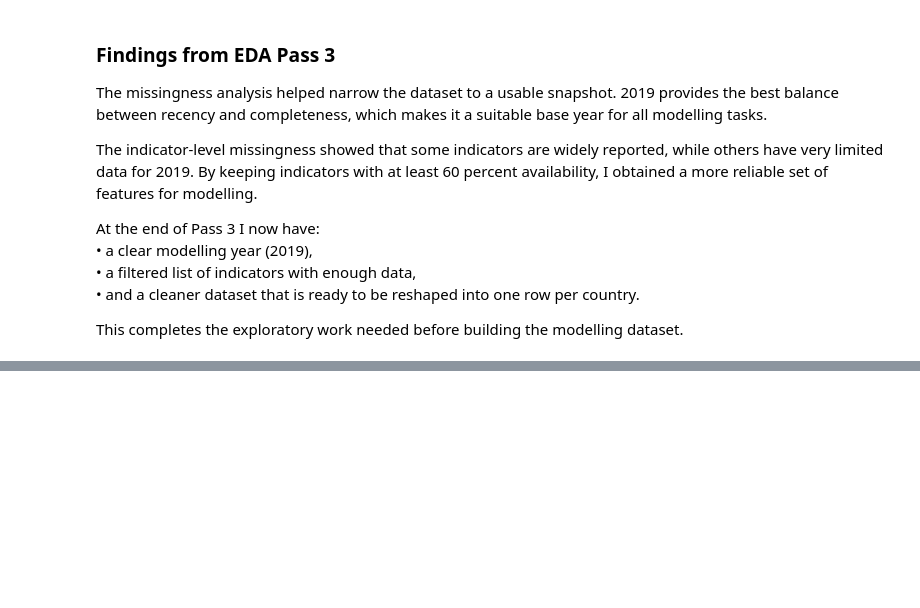
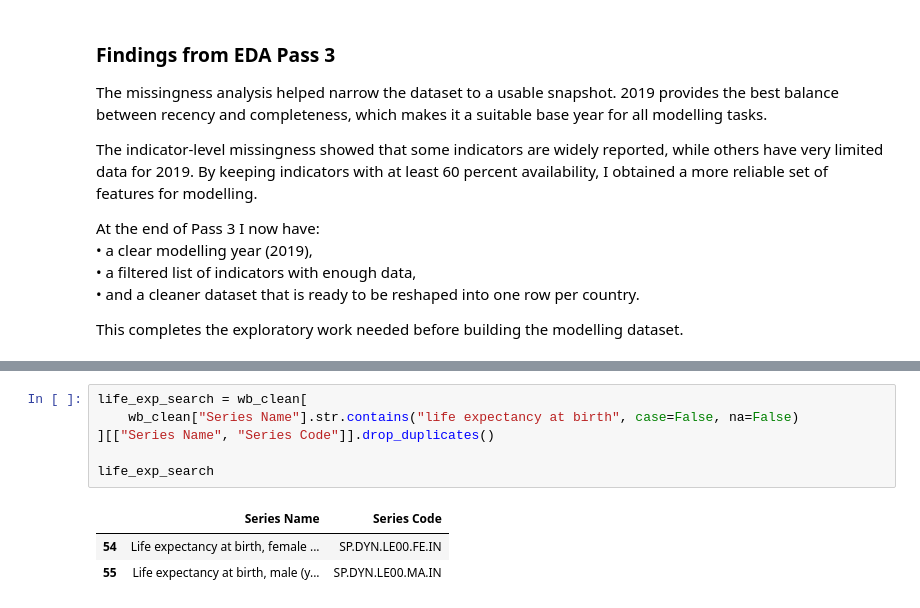
Before and after one commit to berkay-eren/setu-datamining-assignment2, a Jupyter notebook: BerkayEren-20115725-CA2.ipynb, the cells around one changed output, grey strips where cells are left out. Saved outputs shown, nothing was run; the diff lists cells and outputs as text; blank space fills up the shorter version.

```diff
--- a/BerkayEren-20115725-CA2.ipynb
+++ b/BerkayEren-20115725-CA2.ipynb
@@ -355,0 +460,10 @@ This completes the exploratory work needed before building the modelling dataset
+# %%
+life_exp_search = wb_clean[
+    wb_clean["Series Name"].str.contains("life expectancy at birth", case=False, na=False)
+][["Series Name", "Series Code"]].drop_duplicates()
+
+life_exp_search
+# %% [output]
+|  | Series Name | Series Code |
+| 54 | Life expectancy at birth, female ... | SP.DYN.LE00.FE.IN |
+| 55 | Life expectancy at birth, male (y... | SP.DYN.LE00.MA.IN |
```
Also changed, not shown: parts of 23 cells of this notebook.
